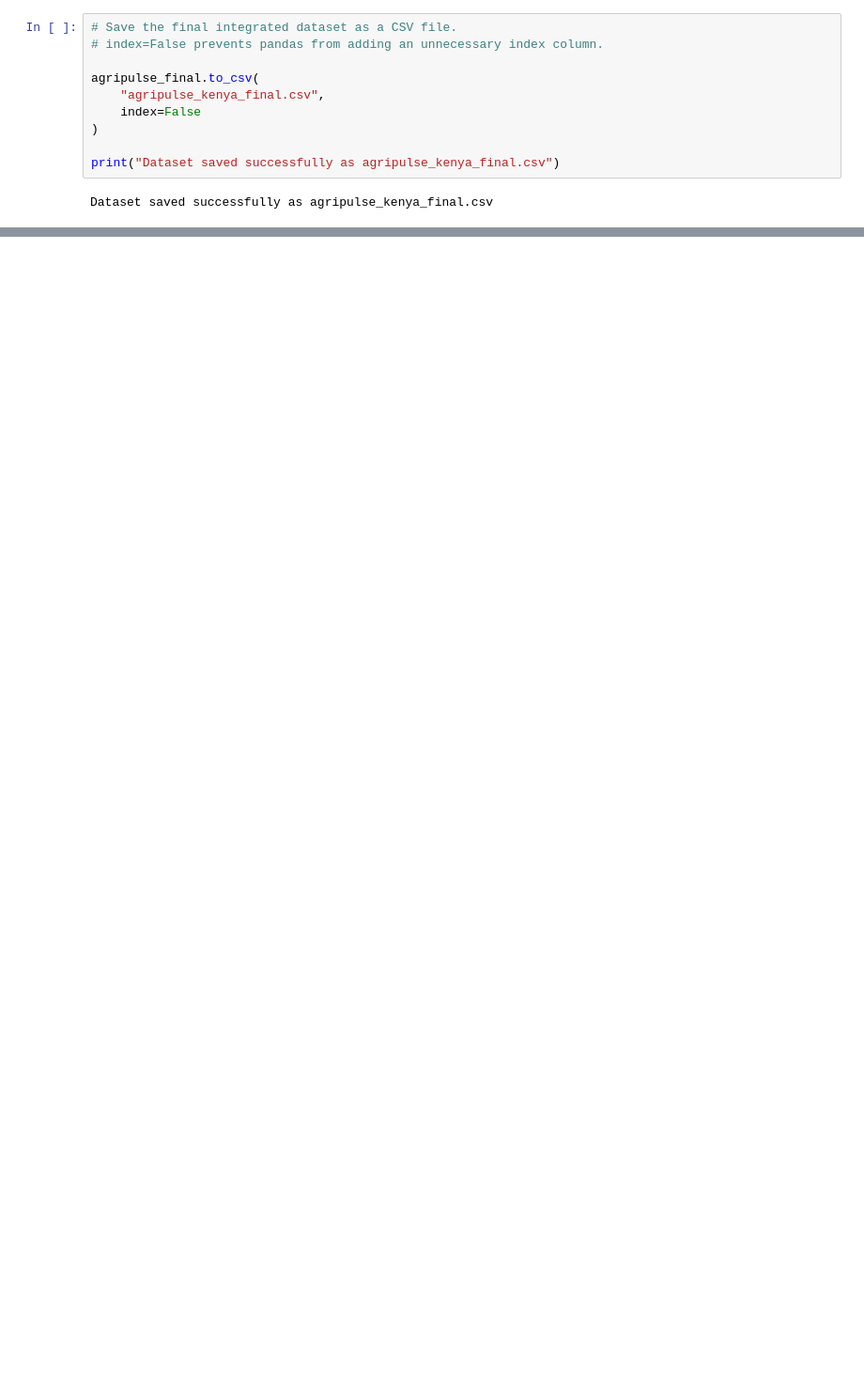
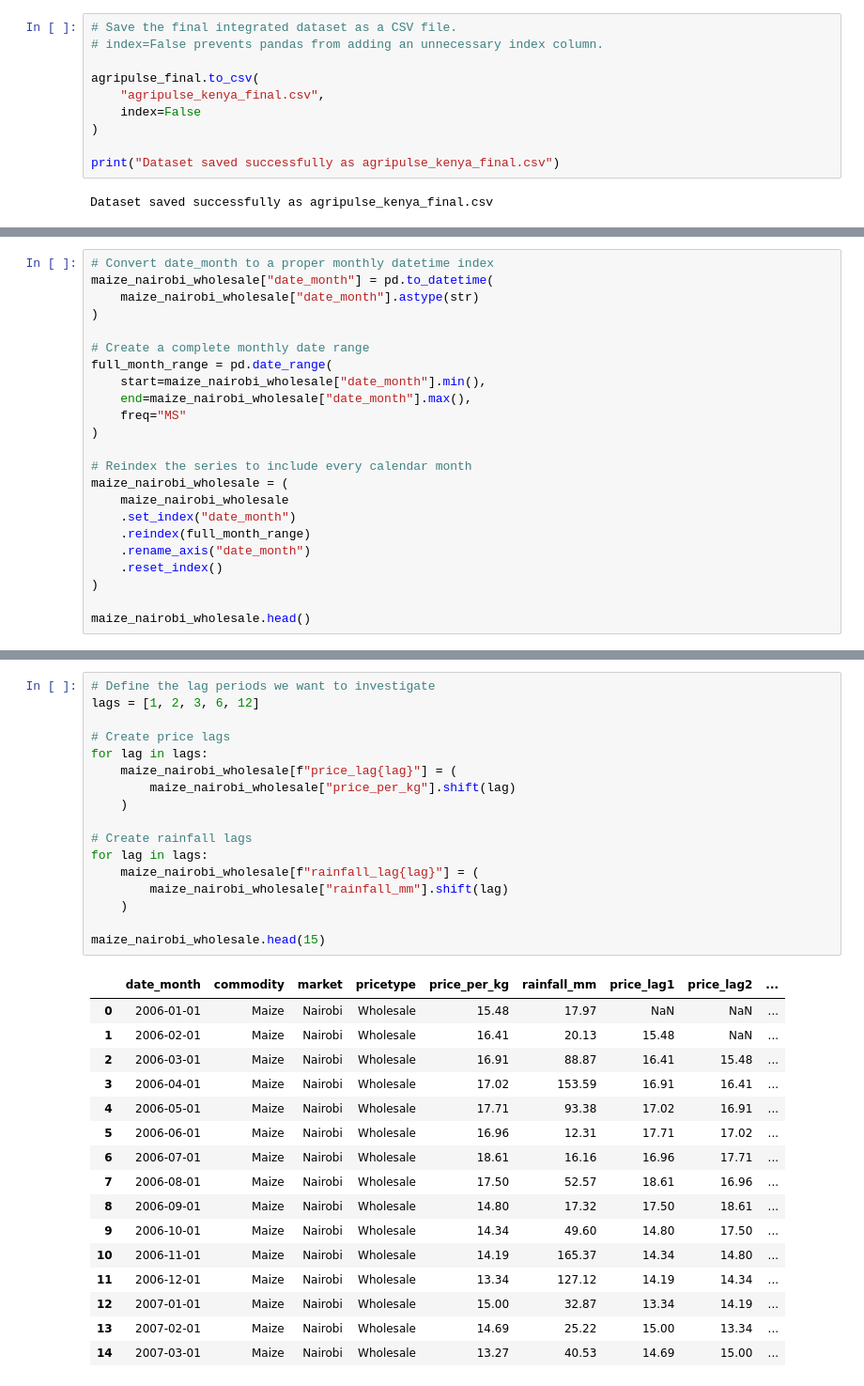
Before and after one commit to machange12/bei-smart, a Jupyter notebook: data/cleaned/Fews_net_fused.ipynb, the cells around one changed output, grey strips where cells are left out. Shown at 94% size. Saved outputs shown, nothing was run; the diff lists cells and outputs as text; blank space fills up the shorter version.

```diff
--- a/data/cleaned/Fews_net_fused.ipynb
+++ b/data/cleaned/Fews_net_fused.ipynb
@@ -1869,0 +2034,23 @@ Dataset saved successfully as agripulse_kenya_final.csv
+# %%
+# Convert date_month to a proper monthly datetime index
+maize_nairobi_wholesale["date_month"] = pd.to_datetime(
+    maize_nairobi_wholesale["date_month"].astype(str)
+)
+
+# Create a complete monthly date range
+full_month_range = pd.date_range(
+    start=maize_nairobi_wholesale["date_month"].min(),
+    end=maize_nairobi_wholesale["date_month"].max(),
+    freq="MS"
+)
+
+# Reindex the series to include every calendar month
+maize_nairobi_wholesale = (
+    maize_nairobi_wholesale
+    .set_index("date_month")
+    .reindex(full_month_range)
+    .rename_axis("date_month")
+    .reset_index()
+)
+
+maize_nairobi_wholesale.head()
@@ -1869,0 +2085,34 @@ Dataset saved successfully as agripulse_kenya_final.csv
+# %%
+# Define the lag periods we want to investigate
+lags = [1, 2, 3, 6, 12]
+
+# Create price lags
+for lag in lags:
+    maize_nairobi_wholesale[f"price_lag{lag}"] = (
+        maize_nairobi_wholesale["price_per_kg"].shift(lag)
+    )
+
+# Create rainfall lags
+for lag in lags:
+    maize_nairobi_wholesale[f"rainfall_lag{lag}"] = (
+        maize_nairobi_wholesale["rainfall_mm"].shift(lag)
+    )
+
+maize_nairobi_wholesale.head(15)
+# %% [output]
+|  | date_month | commodity | market | pricetype | price_per_kg | rainfall_mm | price_lag1 | price_lag2 | ... |
+| 0 | 2006-01-01 | Maize | Nairobi | Wholesale | 15.48 | 17.97 | NaN | NaN | ... |
+| 1 | 2006-02-01 | Maize | Nairobi | Wholesale | 16.41 | 20.13 | 15.48 | NaN | ... |
+| 2 | 2006-03-01 | Maize | Nairobi | Wholesale | 16.91 | 88.87 | 16.41 | 15.48 | ... |
+| 3 | 2006-04-01 | Maize | Nairobi | Wholesale | 17.02 | 153.59 | 16.91 | 16.41 | ... |
+| 4 | 2006-05-01 | Maize | Nairobi | Wholesale | 17.71 | 93.38 | 17.02 | 16.91 | ... |
+| 5 | 2006-06-01 | Maize | Nairobi | Wholesale | 16.96 | 12.31 | 17.71 | 17.02 | ... |
+| 6 | 2006-07-01 | Maize | Nairobi | Wholesale | 18.61 | 16.16 | 16.96 | 17.71 | ... |
+| 7 | 2006-08-01 | Maize | Nairobi | Wholesale | 17.50 | 52.57 | 18.61 | 16.96 | ... |
+| 8 | 2006-09-01 | Maize | Nairobi | Wholesale | 14.80 | 17.32 | 17.50 | 18.61 | ... |
+| 9 | 2006-10-01 | Maize | Nairobi | Wholesale | 14.34 | 49.60 | 14.80 | 17.50 | ... |
+| 10 | 2006-11-01 | Maize | Nairobi | Wholesale | 14.19 | 165.37 | 14.34 | 14.80 | ... |
+| 11 | 2006-12-01 | Maize | Nairobi | Wholesale | 13.34 | 127.12 | 14.19 | 14.34 | ... |
+| 12 | 2007-01-01 | Maize | Nairobi | Wholesale | 15.00 | 32.87 | 13.34 | 14.19 | ... |
+| 13 | 2007-02-01 | Maize | Nairobi | Wholesale | 14.69 | 25.22 | 15.00 | 13.34 | ... |
+| 14 | 2007-03-01 | Maize | Nairobi | Wholesale | 13.27 | 40.53 | 14.69 | 15.00 | ... |
```
Also changed, not shown: parts of 41 cells of this notebook.
